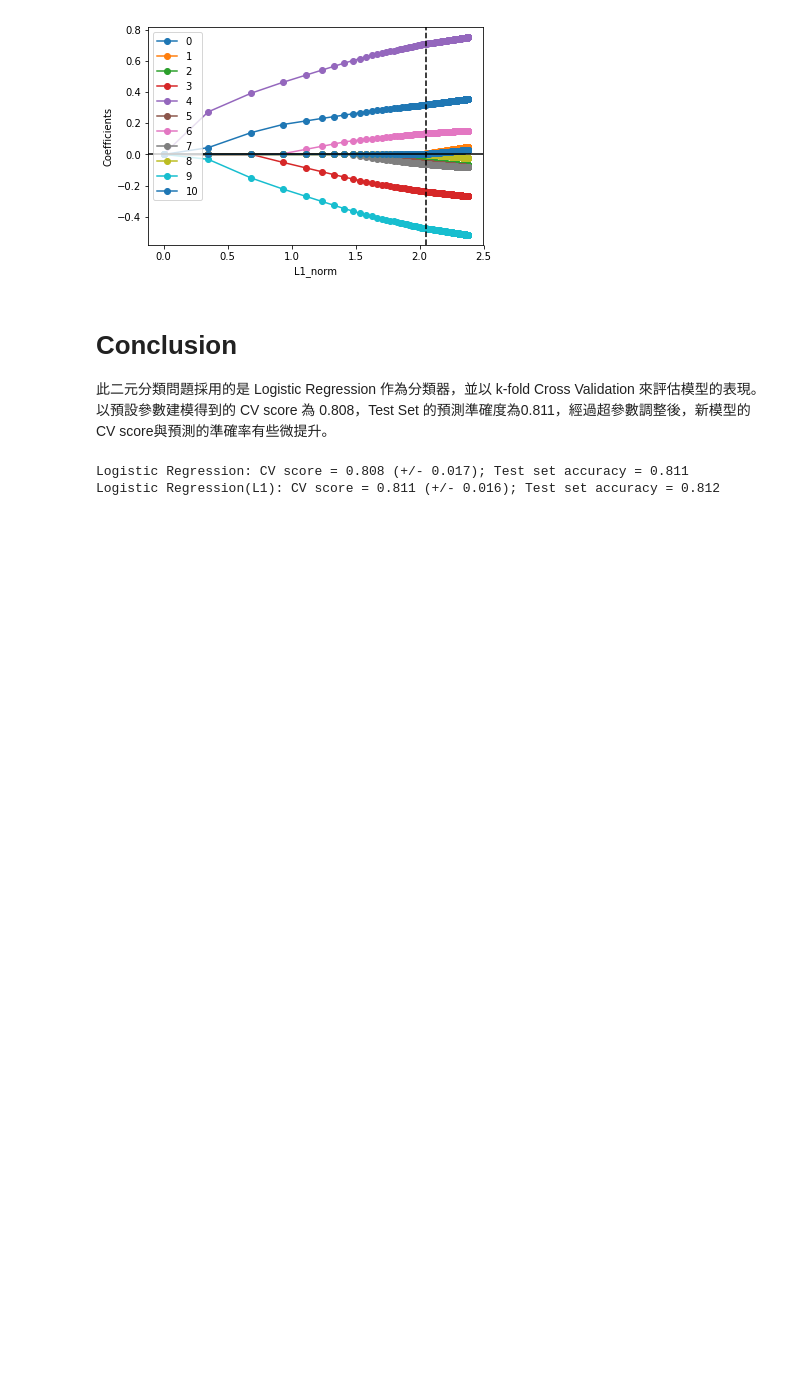
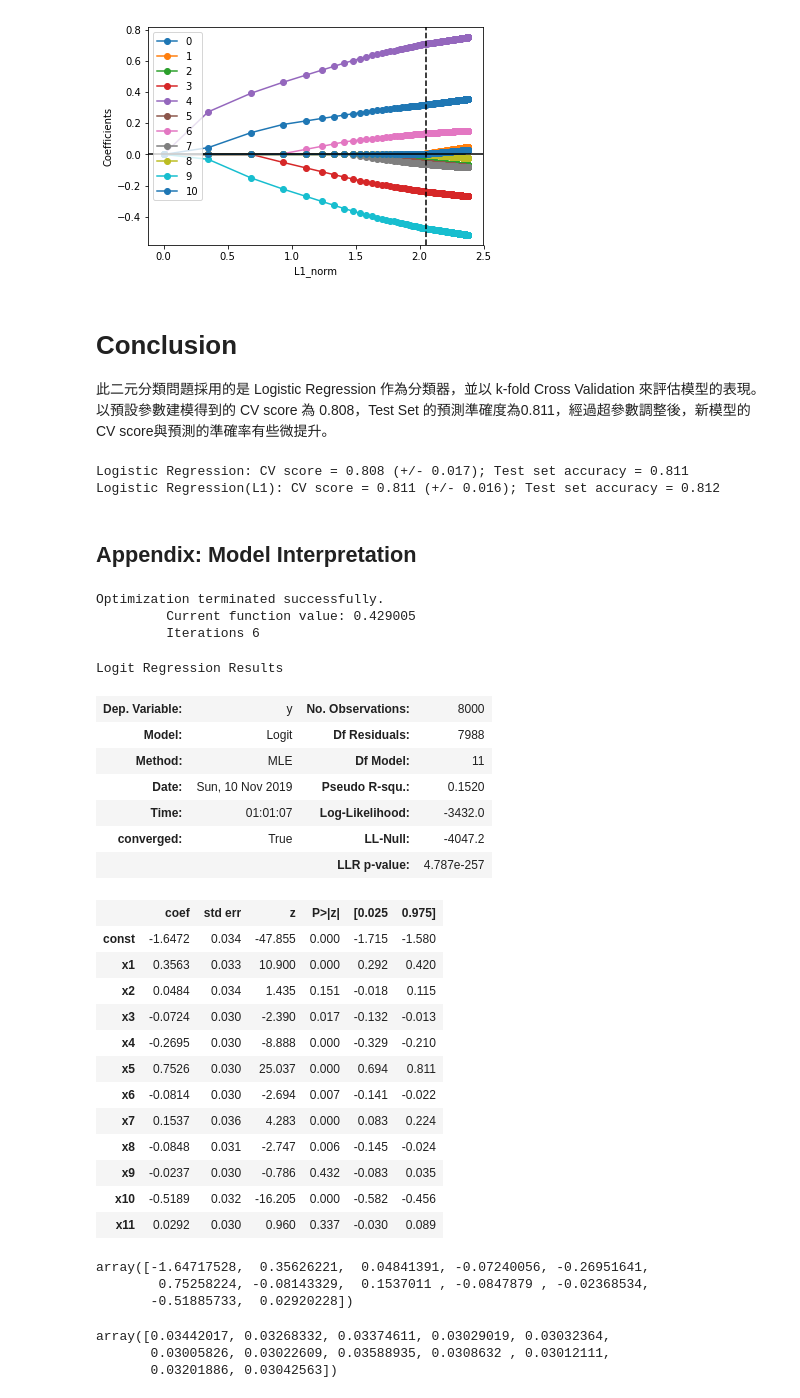
Before and after one commit to dxcv/Churn_Modeling, a Jupyter notebook: LogisticRegression.ipynb, the cells around one changed output. Cells and saved outputs as stored; diff of their text form; code cells hidden in the pictures; blank space fills up the shorter version.

```diff
--- a/LogisticRegression.ipynb
+++ b/LogisticRegression.ipynb
@@ -242,3 +242,47 @@ print('Logistic Regression(L1): CV score = %0.3f (+/- %0.3f); Test set accuracy
 # %% [output]
 Logistic Regression: CV score = 0.808 (+/- 0.017); Test set accuracy = 0.811
 Logistic Regression(L1): CV score = 0.811 (+/- 0.016); Test set accuracy = 0.812
+# %% [markdown]
+## Appendix: Model Interpretation
+# %%
+import statsmodels.api as sm
+X_const = sm.add_constant(X_train)
+model = sm.Logit(endog = y_train, exog = X_const).fit()
+model.summary()
+# %% [output]
+Optimization terminated successfully.
+         Current function value: 0.429005
+         Iterations 6
+Logit Regression Results
+| Dep. Variable: | y | No. Observations: | 8000 |
+| Model: | Logit | Df Residuals: | 7988 |
+| Method: | MLE | Df Model: | 11 |
+| Date: | Sun, 10 Nov 2019 | Pseudo R-squ.: | 0.1520 |
+| Time: | 01:01:07 | Log-Likelihood: | -3432.0 |
+| converged: | True | LL-Null: | -4047.2 |
+|  |  | LLR p-value: | 4.787e-257 |
+|  | coef | std err | z | P>|z| | [0.025 | 0.975] |
+| const | -1.6472 | 0.034 | -47.855 | 0.000 | -1.715 | -1.580 |
+| x1 | 0.3563 | 0.033 | 10.900 | 0.000 | 0.292 | 0.420 |
+| x2 | 0.0484 | 0.034 | 1.435 | 0.151 | -0.018 | 0.115 |
+| x3 | -0.0724 | 0.030 | -2.390 | 0.017 | -0.132 | -0.013 |
+| x4 | -0.2695 | 0.030 | -8.888 | 0.000 | -0.329 | -0.210 |
+| x5 | 0.7526 | 0.030 | 25.037 | 0.000 | 0.694 | 0.811 |
+| x6 | -0.0814 | 0.030 | -2.694 | 0.007 | -0.141 | -0.022 |
+| x7 | 0.1537 | 0.036 | 4.283 | 0.000 | 0.083 | 0.224 |
+| x8 | -0.0848 | 0.031 | -2.747 | 0.006 | -0.145 | -0.024 |
+| x9 | -0.0237 | 0.030 | -0.786 | 0.432 | -0.083 | 0.035 |
+| x10 | -0.5189 | 0.032 | -16.205 | 0.000 | -0.582 | -0.456 |
+| x11 | 0.0292 | 0.030 | 0.960 | 0.337 | -0.030 | 0.089 |
+# %%
+model.params
+# %% [output]
+array([-1.64717528,  0.35626221,  0.04841391, -0.07240056, -0.26951641,
+        0.75258224, -0.08143329,  0.1537011 , -0.0847879 , -0.02368534,
+       -0.51885733,  0.02920228])
+# %%
+model.bse
+# %% [output]
+array([0.03442017, 0.03268332, 0.03374611, 0.03029019, 0.03032364,
+       0.03005826, 0.03022609, 0.03588935, 0.0308632 , 0.03012111,
+       0.03201886, 0.03042563])
```
Also changed, not shown: parts of 4 cells of this notebook, 1 other file.
